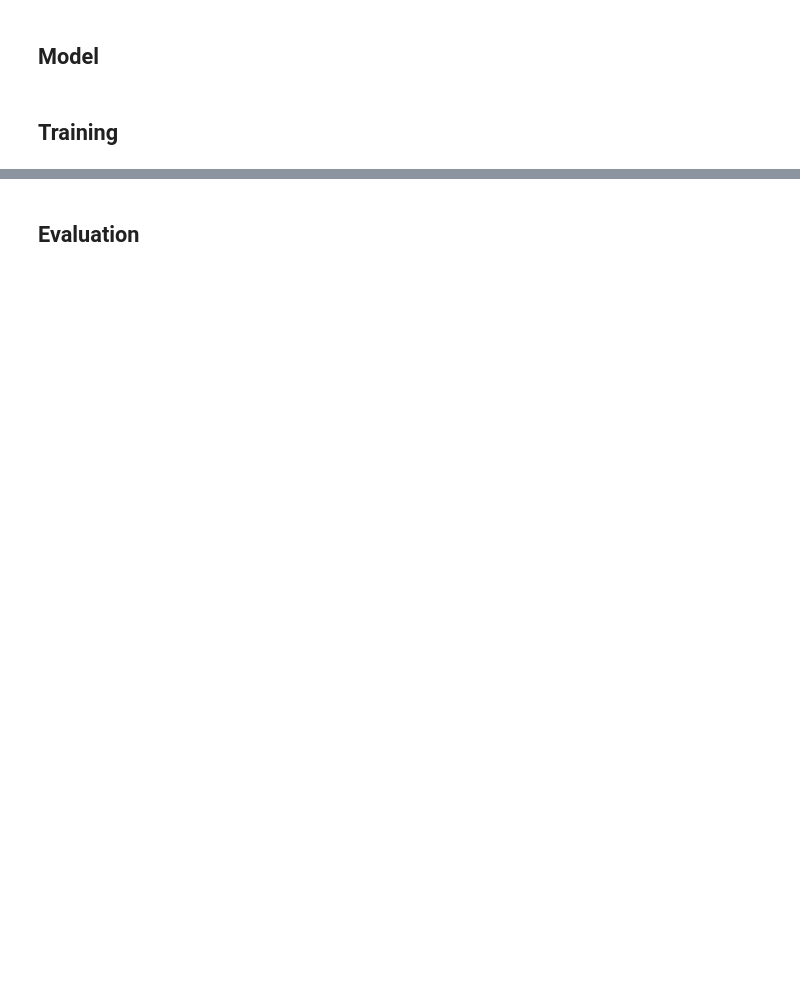
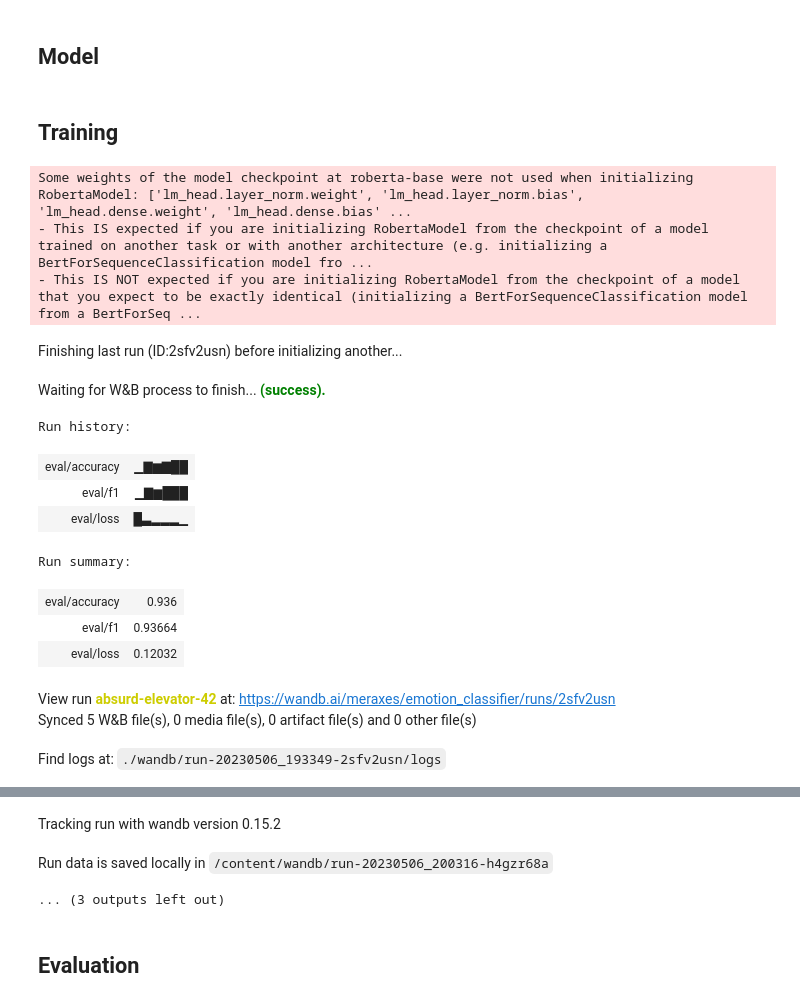
Before and after one commit to ma2za/text-emotion, a Jupyter notebook: emotion_classification/src/roberta_emotion.ipynb, the cells around one changed output, grey strips where cells are left out. Saved outputs shown, nothing was run; the diff lists cells and outputs as text; code cells hidden in the pictures; blank space fills up the shorter version.

Commit message:
🦧 let's start with lr scheduler

```diff
--- a/emotion_classification/src/roberta_emotion.ipynb
+++ b/emotion_classification/src/roberta_emotion.ipynb
@@ -96,7 +126,5 @@ config = RobertaEmotionConfig(id2label = id2label,
                               label2id = label2id,
                               hidden_size = 768,
                               num_labels = 6)
-# %%
-model = RobertaEmotion(config).to(device)
 # %% [markdown]
 ## Training
@@ -105,13 +131,10 @@ model.backbone.requires_grad = False
-# %%
-optimizer = AdamW(model.parameters(),lr= 2e-05, betas= (0.9, 0.999), eps= 1e-08)
-lr_scheduler = get_linear_schedule_with_warmup(optimizer, num_warmup_steps=0, num_training_steps=2000)
 # %%
 def compute_metrics(preds, labels):
     f1 = f1_score(labels, preds, average="weighted")
     acc = accuracy_score(labels, preds)
     return acc , f1
 # %%
-def evaluation(dataloader):
+def evaluation(model, dataloader):
     model.eval()
     total_samples = 0
     total_loss = 0
@@ -125,6 +148,6 @@ def evaluation(dataloader):
         total_acc += acc*len(labels)
         total_f1 += f1*len(labels)
         total_samples += len(labels)
-        total_loss += outputs.loss.detach()*len(labels)
+        total_loss += outputs.loss.detach().cpu()*len(labels)
     return total_acc/total_samples, total_f1/total_samples, total_loss/total_samples
 # %%
@@ -153,0 +188,26 @@ wandb.finish()
+# %%
+def train_roberta(config, checkpoint_dir=None):
+    model = RobertaEmotion(emotion_config).to(device)
+    optimizer = AdamW(model.parameters(),lr= 5e-05, betas= (0.9, 0.999), eps= 1e-08)
+    lr_scheduler = get_linear_schedule_with_warmup(optimizer, num_warmup_steps=500, num_training_steps=2000)
+
+    train_loader = DataLoader(
+                train_dataset,
+                batch_size=int(config["batch_size"]),
+                collate_fn=default_data_collator,
+                drop_last=False,
+                num_workers=0,
+                pin_memory=True
+                )
+
+    valid_loader = DataLoader(
+                valid_dataset,
+                batch_size=int(config["batch_size"]),
+                collate_fn=default_data_collator,
+                drop_last=False,
+                num_workers=0,
+                pin_memory=True
+            )
+
+    train(model, checkpoint_dir, optimizer, lr_scheduler, train_loader, valid_loader)
+    return model
@@ -153,0 +245,19 @@ wandb.finish()
+# %%
+model = train_roberta({"batch_size": 64}, checkpoint_dir=".")
+# %% [output]
+Some weights of the model checkpoint at roberta-base were not used when initializing RobertaModel: ['lm_head.layer_norm.weight', 'lm_head.layer_norm.bias', 'lm_head.dense.weight', 'lm_head.dense.bias' ...
+- This IS expected if you are initializing RobertaModel from the checkpoint of a model trained on another task or with another architecture (e.g. initializing a BertForSequenceClassification model fro ...
+- This IS NOT expected if you are initializing RobertaModel from the checkpoint of a model that you expect to be exactly identical (initializing a BertForSequenceClassification model from a BertForSeq ...
+Finishing last run (ID:2sfv2usn) before initializing another...
+Waiting for W&B process to finish... (success).
+Run history:
+| eval/accuracy | ▁▇▆▇██ |
+| eval/f1 | ▁▇▆███ |
+| eval/loss | █▃▂▂▂▁ |
+Run summary:
+| eval/accuracy | 0.936 |
+| eval/f1 | 0.93664 |
+| eval/loss | 0.12032 |
+View run absurd-elevator-42 at: https://wandb.ai/meraxes/emotion_classifier/runs/2sfv2usn
+Synced 5 W&B file(s), 0 media file(s), 0 artifact file(s) and 0 other file(s)
+Find logs at: ./wandb/run-20230506_193349-2sfv2usn/logs
@@ -153,0 +265,3 @@ wandb.finish()
+Tracking run with wandb version 0.15.2
+Run data is saved locally in /content/wandb/run-20230506_200316-h4gzr68a
+... (3 outputs left out)
```
Also changed, not shown: parts of 19 cells of this notebook, 2 other files.
